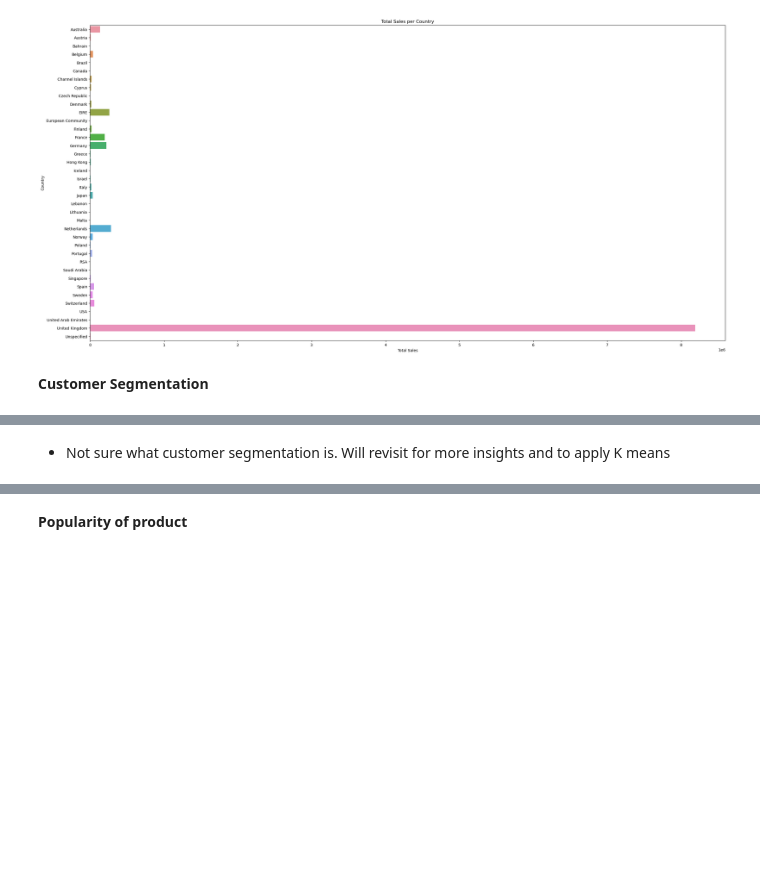
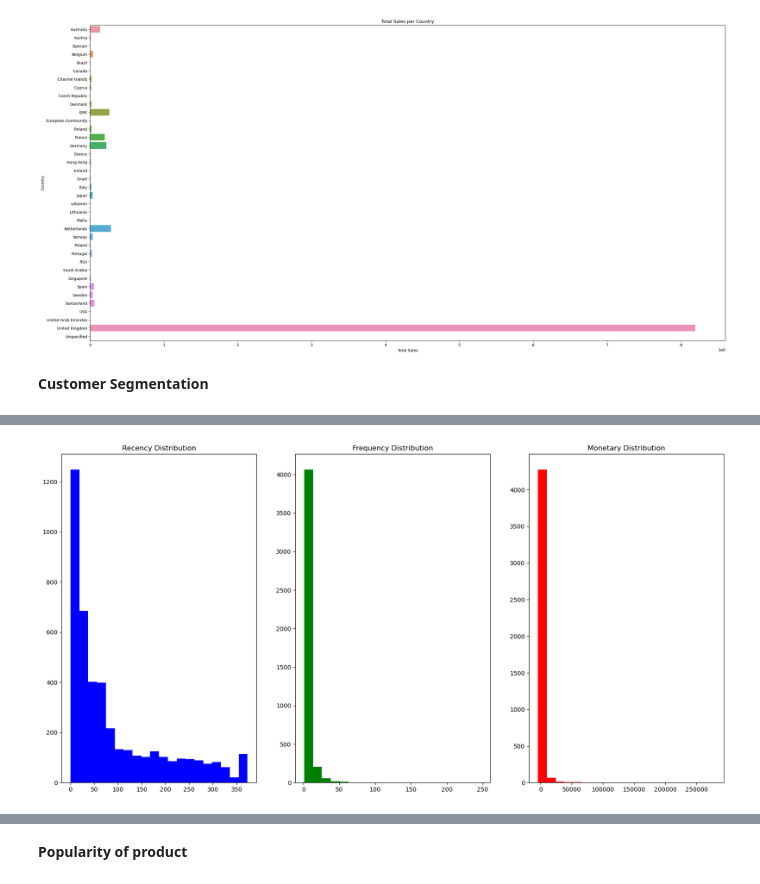
Before and after one commit to Njeri-Judy/Retail_Data_Analysis, a Jupyter notebook: online_retail.ipynb, the cells around one changed output, grey strips where cells are left out. Cells and saved outputs as stored; diff of their text form; code cells hidden in the pictures; blank space fills up the shorter version.

```diff
--- a/online_retail.ipynb
+++ b/online_retail.ipynb
@@ -243,8 +246,6 @@ df['InvoiceDate']
 541907   2011-12-09 12:50:00
 541908   2011-12-09 12:50:00
 Name: InvoiceDate, Length: 541909, dtype: datetime64[ns]
-# %%
-df['InvoiceDate'] = pd.to_datetime(df['InvoiceDate'])
 # %%
 df.info()
 # %% [output]
@@ -494,2 +506,16 @@ df
-# %% [markdown]
-- Not sure what customer segmentation is. Will revisit for more insights and to apply K means
+# %%
+# Plot histograms for RFM metrics
+fig, (ax1, ax2, ax3) = plt.subplots(1, 3, figsize=(20, 10))
+
+ax1.hist(rfm['Recency'], bins=20, color='blue')
+ax1.set_title('Recency Distribution')
+
+ax2.hist(rfm['Frequency'], bins=20, color='green')
+ax2.set_title('Frequency Distribution')
+
+ax3.hist(rfm['Monetary'], bins=20, color='red')
+ax3.set_title('Monetary Distribution')
+
+plt.show()
+# %% [output]
+[figure, added]
```
Also changed, not shown: parts of 16 cells of this notebook.
